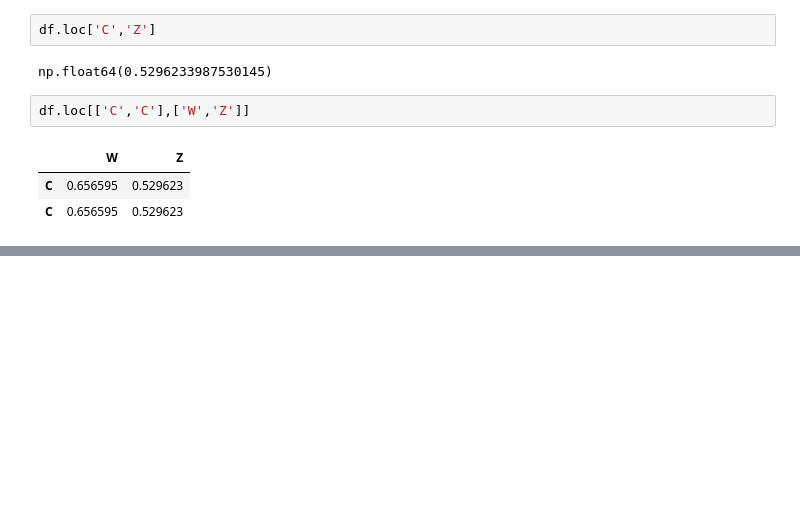
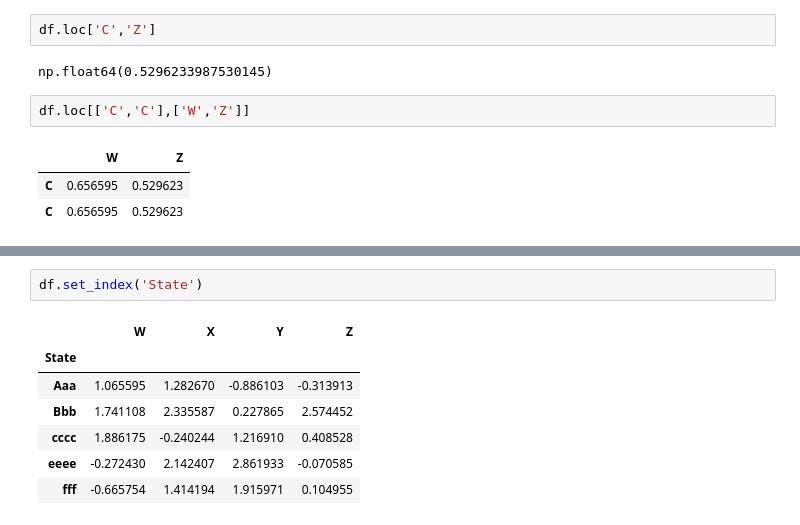
Before and after one commit to Sikander-shah007/Pandas, a Jupyter notebook: panda.ipynb, the cells around one changed output, grey strips where cells are left out. Saved outputs shown, nothing was run; the diff lists cells and outputs as text; blank space fills up the shorter version.

```diff
--- a/panda.ipynb
+++ b/panda.ipynb
@@ -193,0 +315,10 @@ df.loc[['C','C'],['W','Z']]
+# %%
+df.set_index('State')
+# %% [output]
+|  | W | X | Y | Z |
+| State |  |  |  |  |
+| Aaa | 1.065595 | 1.282670 | -0.886103 | -0.313913 |
+| Bbb | 1.741108 | 2.335587 | 0.227865 | 2.574452 |
+| cccc | 1.886175 | -0.240244 | 1.216910 | 0.408528 |
+| eeee | -0.272430 | 2.142407 | 2.861933 | -0.070585 |
+| fff | -0.665754 | 1.414194 | 1.915971 | 0.104955 |
```
Also changed, not shown: parts of 21 cells of this notebook.
